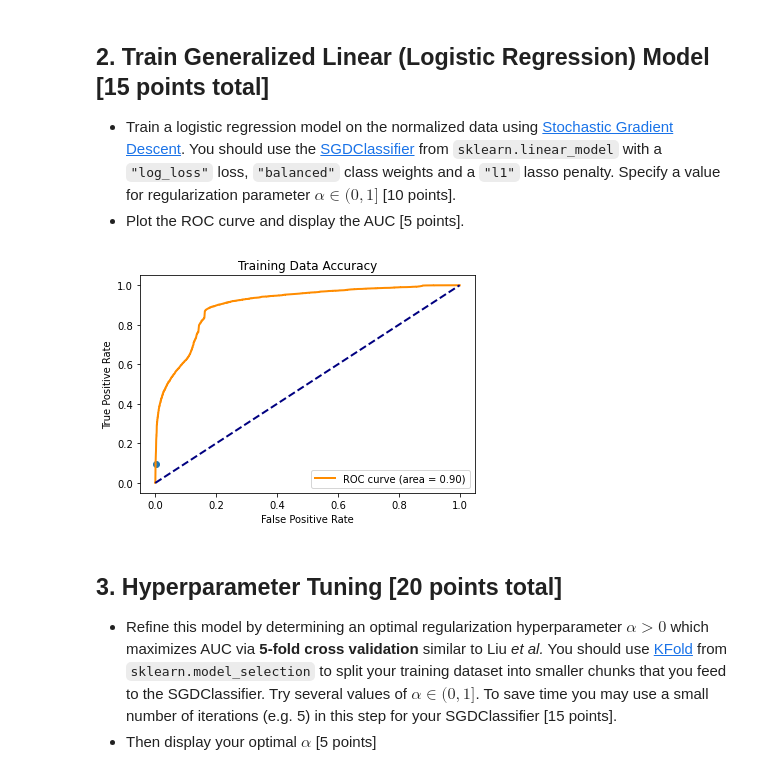
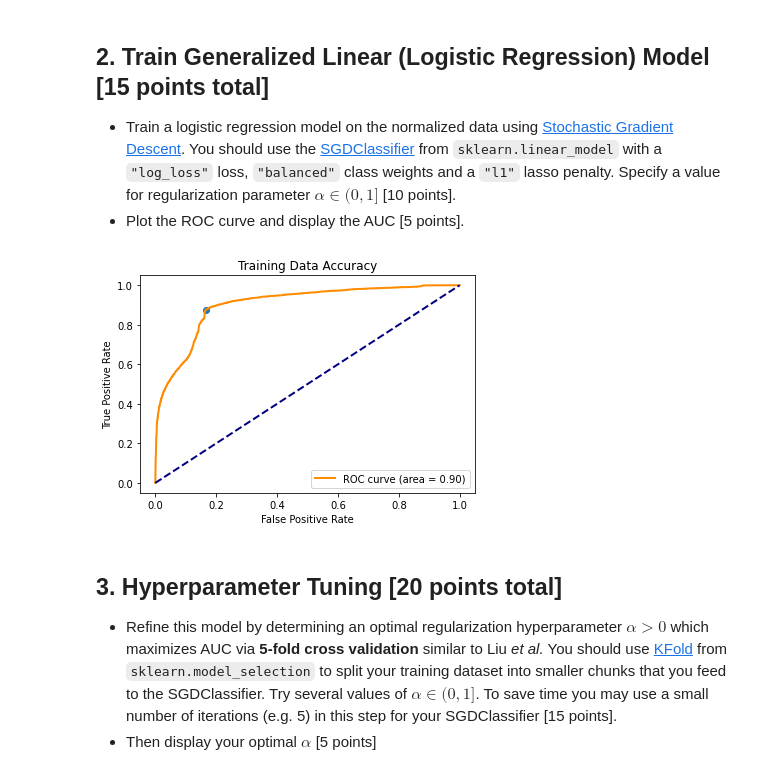
Before and after one commit to pdijour/Septic_Shock, a Jupyter notebook: lab3.ipynb, the cells around one changed output. Saved outputs shown, nothing was run; the diff lists cells and outputs as text; code cells hidden in the pictures.

```diff
--- a/lab3.ipynb
+++ b/lab3.ipynb
@@ -103,38 +89,38 @@ model.fit(Xtrain, ytrain)
 
 # calculate predicted y
 ypred = model.predict_proba(Xtrain)
 
 # calculate ROC curve
 fpr, tpr, thresholds = roc_curve(ytrain, ypred[:,1])
 
 # Calculate AUC score
 auc_score = auc(fpr, tpr)
 
 # Calculate Operating Point
-max_operating_pt = 0
+min_operating_pt = 100
 for i in range(len(fpr)):
-  proportion = tpr[i]/fpr[i]
-  if proportion > max_operating_pt:
-    max_operating_pt = proportion
+  num = (1 - tpr[i])**2 + (fpr[i])**2
+  if num < min_operating_pt:
+    min_operating_pt = num
     max_fpr = fpr[i]
     max_tpr = tpr[i]
 
 # plot
 plt.figure()
 lw = 2
 plt.plot(fpr, tpr, color='darkorange',
          lw=lw, label='ROC curve (area = %0.2f)' % auc_score)
 plt.plot([0, 1], [0, 1], color='navy', lw=lw, linestyle='--')
 plt.scatter(max_fpr, max_tpr)
 plt.xlim([-0.05, 1.05])
 plt.ylim([-0.05, 1.05])
 plt.xlabel('False Positive Rate')
 plt.ylabel('True Positive Rate')
 plt.title('Training Data Accuracy')
 plt.legend(loc="lower right")
 plt.show()
 # %% [output]
-[figure, old version]
+[figure, new version]
 # %% [markdown]
 ## 3. Hyperparameter Tuning [20 points total]
  * Refine this model by determining an optimal regularization hyperparameter $\alpha > 0$ which maximizes AUC via **5-fold cross validation** similar to Liu *et al.* You should use [KFold](https://scikit-learn.org/stable/modules/generated/sklearn.model_selection.KFold.html) from `sklearn.model_selection` to split your training dataset into smaller chunks that you feed to the SGDClassifier. Try several values of $\alpha \in (0,1]$. To save time you may use a small number of iterations (e.g. 5) in this step for your SGDClassifier [15 points].
```
Also changed, not shown: parts of 3 cells of this notebook.
